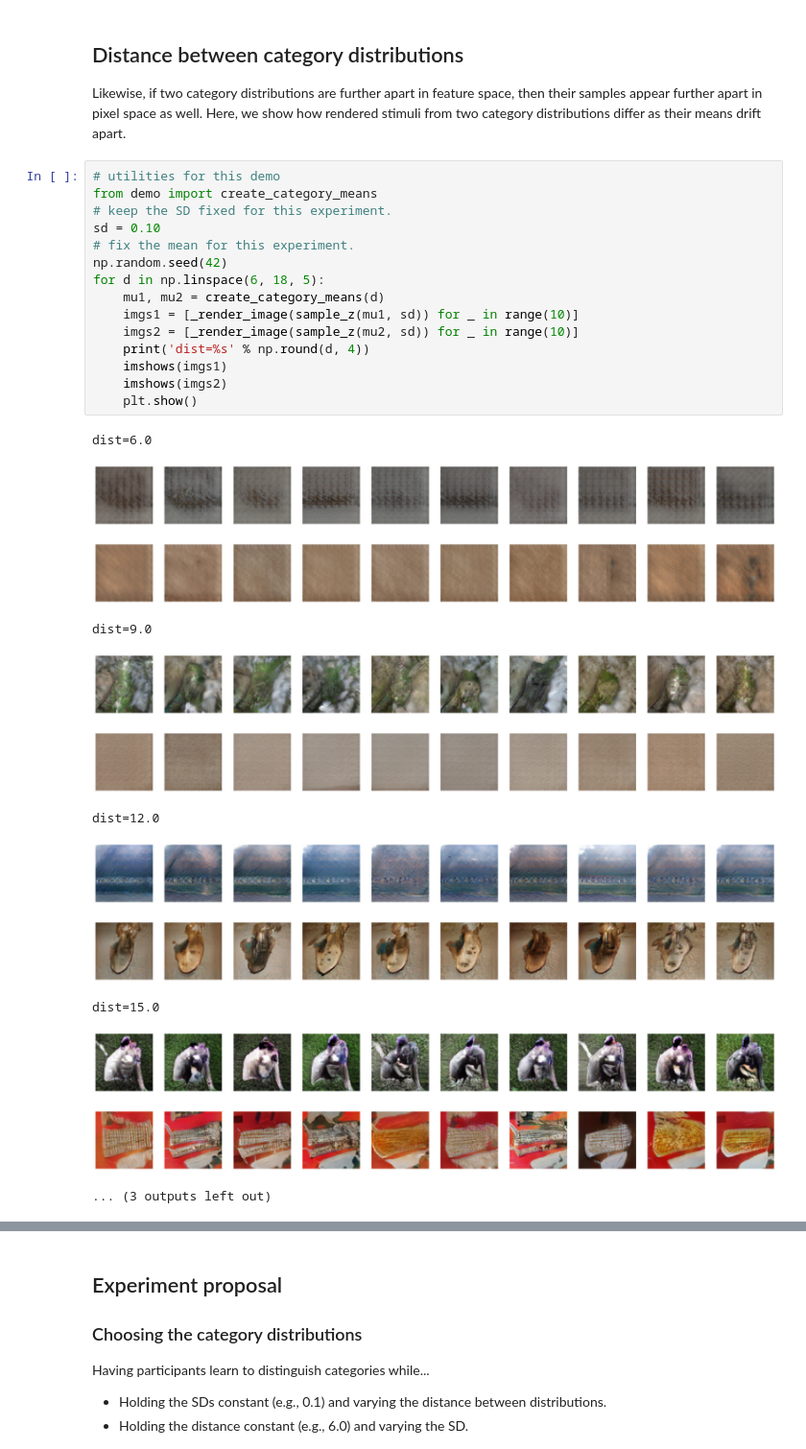
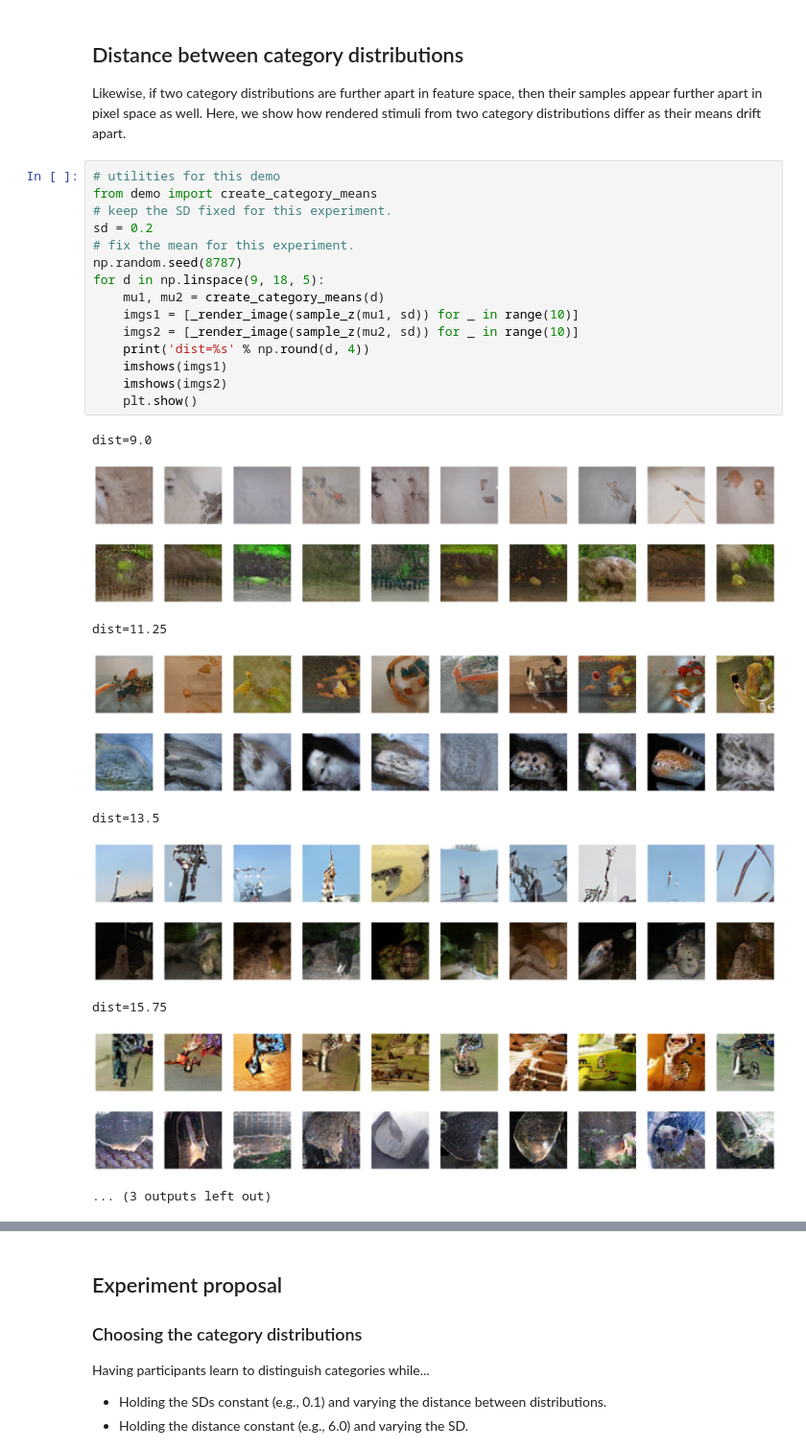
Before and after one commit to alexyku/curse-of-dimensionality, a Jupyter notebook: notebooks/experiment_design.ipynb, the cells around one changed output, grey strips where cells are left out. Shown at 96% size. Cells and saved outputs as stored; diff of their text form.

```diff
--- a/notebooks/experiment_design.ipynb
+++ b/notebooks/experiment_design.ipynb
@@ -71,29 +71,29 @@ Likewise, if two category distributions are further apart in feature space, then
 # %%
 # utilities for this demo
 from demo import create_category_means
 # keep the SD fixed for this experiment.
-sd = 0.10
+sd = 0.2
 # fix the mean for this experiment.
-np.random.seed(42)
-for d in np.linspace(6, 18, 5):
+np.random.seed(8787)
+for d in np.linspace(9, 18, 5):
     mu1, mu2 = create_category_means(d)
     imgs1 = [_render_image(sample_z(mu1, sd)) for _ in range(10)]
     imgs2 = [_render_image(sample_z(mu2, sd)) for _ in range(10)]
     print('dist=%s' % np.round(d, 4))
     imshows(imgs1)
     imshows(imgs2)
     plt.show()
 # %% [output]
-dist=6.0
+dist=9.0
-[figure, old version]
+[figure, new version]
-[figure, old version]
+[figure, new version]
-dist=9.0
+dist=11.25
-[figure, old version]
+[figure, new version]
-[figure, old version]
+[figure, new version]
-dist=12.0
+dist=13.5
-[figure, old version]
+[figure, new version]
-[figure, old version]
+[figure, new version]
-dist=15.0
+dist=15.75
-[figure, old version]
+[figure, new version]
-[figure, old version]
+[figure, new version]
 ... (3 outputs left out)
```
Also changed, not shown: parts of 2 cells of this notebook, 2 other files.
